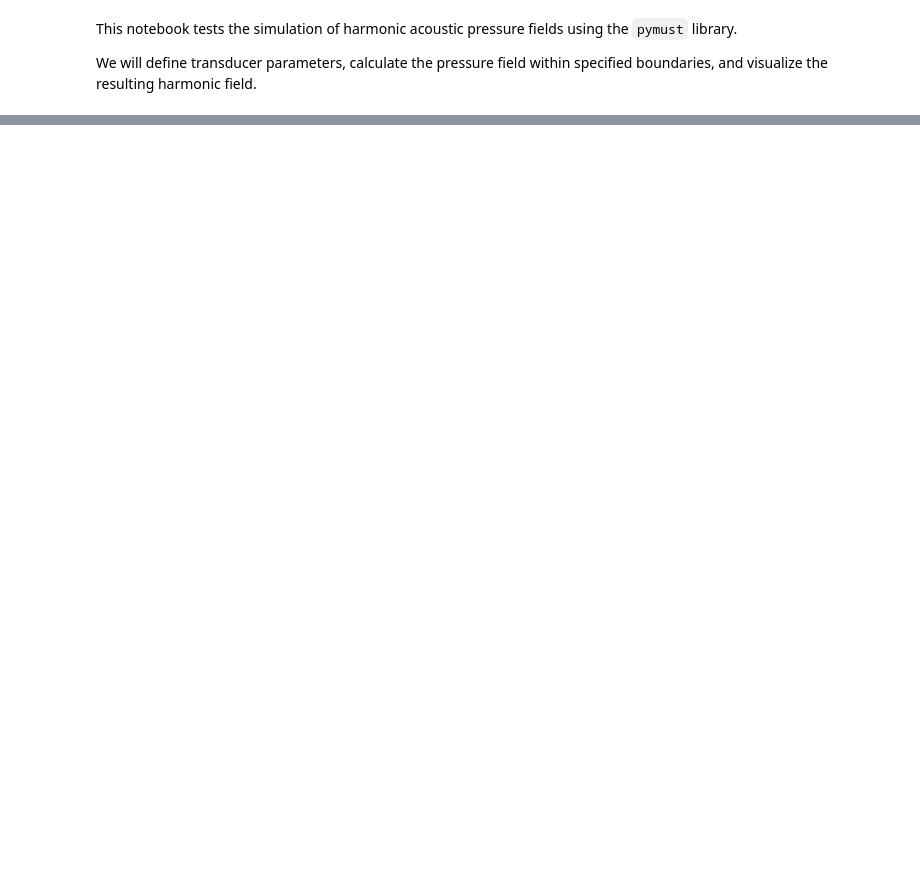
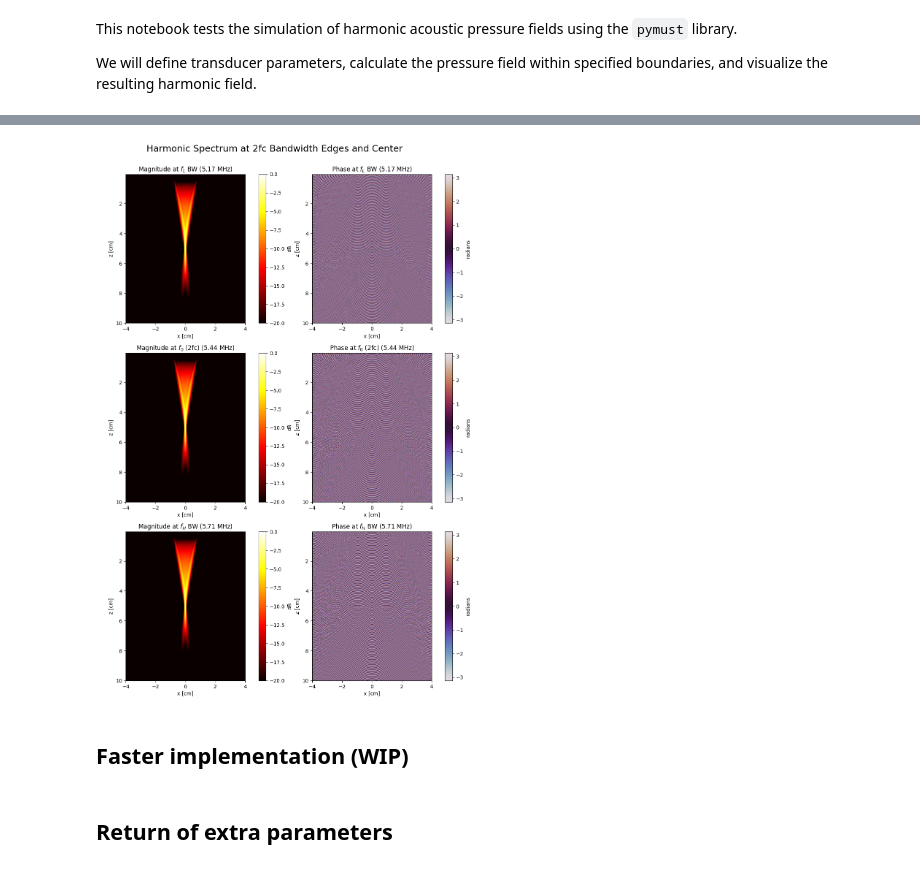
Before and after one commit to dribalta/PyMUST, a Jupyter notebook: examples/pfield_harmonic_demo.ipynb, the cells around one changed output, grey strips where cells are left out. Saved outputs shown, nothing was run; the diff lists cells and outputs as text; code cells hidden in the pictures; blank space fills up the shorter version.

```diff
--- a/examples/pfield_harmonic_demo.ipynb
+++ b/examples/pfield_harmonic_demo.ipynb
@@ -44,0 +89,40 @@ plt.show()
+# %%
+titles = [
+    f'$f_L$ BW ({freqs[0]/1e6:.2f} MHz)',
+    f'$f_0$ (2fc) ({freqs[1]/1e6:.2f} MHz)',
+    f'$f_H$ BW ({freqs[2]/1e6:.2f} MHz)'
+]
+
+fig, axs = plt.subplots(3, 2, figsize=(16, 18))
+
+for i, idx in enumerate(idxs):
+    # Magnitude
+    im_mag = axs[i, 0].imshow(
+        20 * np.log10(np.abs(SPECT_P1[:, :, idx]) / np.max(np.abs(SPECT_P1[:, :, idx]))),
+        cmap='hot', extent=extent_cm, aspect='auto'
+    )
+    axs[i, 0].set_title(f'Magnitude at {titles[i]}')
+    axs[i, 0].set_xlabel('x [cm]')
+    axs[i, 0].set_ylabel('z [cm]')
+    axs[i, 0].set_aspect('equal', adjustable='box')
+    im_mag.set_clim(-20, 0)
+    fig.colorbar(im_mag, ax=axs[i, 0], label='dB')
+
+    # Phase
+    im_phase = axs[i, 1].imshow(
+        np.angle(SPECT_P1[:, :, idx]),
+        cmap='twilight', extent=extent_cm, aspect='auto'
+    )
+    axs[i, 1].set_title(f'Phase at {titles[i]}')
+    axs[i, 1].set_xlabel('x [cm]')
+    axs[i, 1].set_ylabel('z [cm]')
+    axs[i, 1].set_aspect('equal')
+    fig.colorbar(im_phase, ax=axs[i, 1], label='radians')
+
+fig.subplots_adjust(wspace=-0.3, hspace=0.2)
+fig.suptitle(f'{" "*15} Harmonic Spectrum at 2fc Bandwidth Edges and Center', fontsize=18, y=0.925)
+plt.show()
+# %% [output]
+[figure, added]
+# %% [markdown]
+## Faster implementation (WIP)
@@ -44,0 +153,2 @@ plt.show()
+# %% [markdown]
+## Return of extra parameters
```
Also changed, not shown: parts of 8 cells of this notebook, 3 other files.
